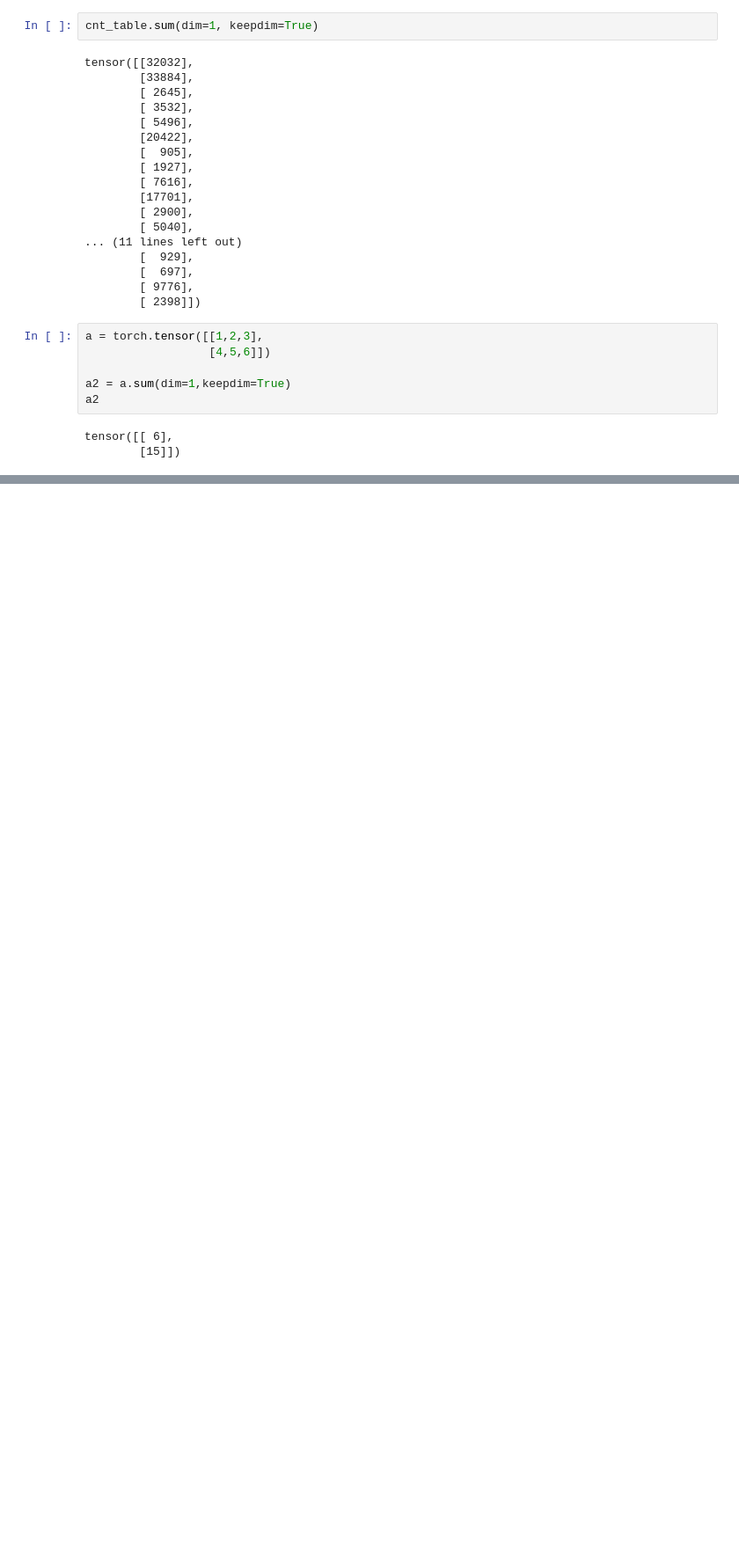
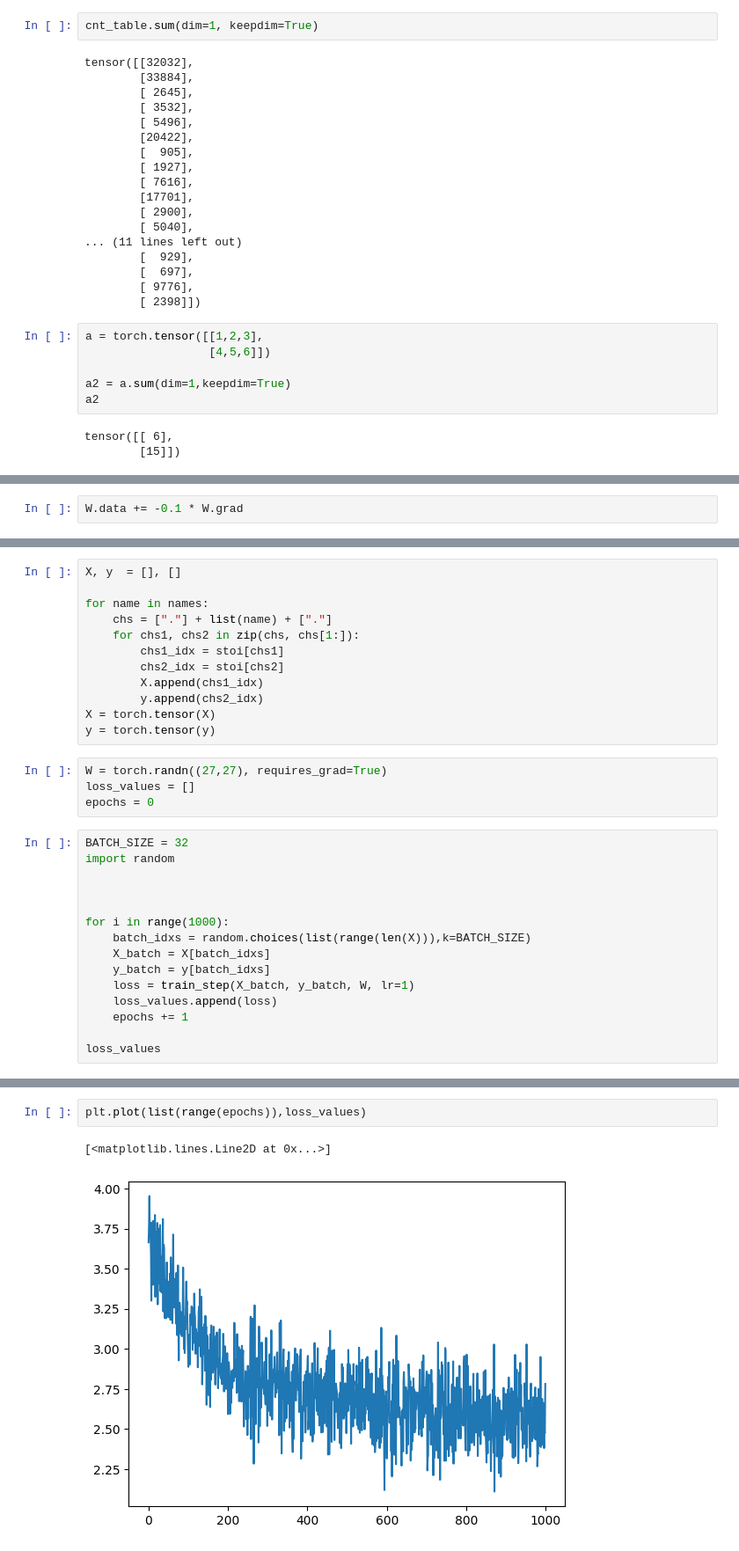
Before and after one commit to NurmukhamedKZ/MakeMore, a Jupyter notebook: MakeMore.ipynb, the cells around one changed output, grey strips where cells are left out. Shown at 88% size. Saved outputs shown, nothing was run; the diff lists cells and outputs as text; blank space fills up the shorter version.

```diff
--- a/MakeMore.ipynb
+++ b/MakeMore.ipynb
@@ -323,0 +457,2 @@ tensor(47.7310)
+# %%
+W.data += -0.1 * W.grad
@@ -323,0 +514,31 @@ tensor(47.7310)
+# %%
+X, y  = [], []
+
+for name in names:
+    chs = ["."] + list(name) + ["."]
+    for chs1, chs2 in zip(chs, chs[1:]):
+        chs1_idx = stoi[chs1]
+        chs2_idx = stoi[chs2]
+        X.append(chs1_idx)
+        y.append(chs2_idx)
+X = torch.tensor(X)
+y = torch.tensor(y)
+# %%
+W = torch.randn((27,27), requires_grad=True)
+loss_values = []
+epochs = 0
+# %%
+BATCH_SIZE = 32
+import random
+
+
+
+for i in range(1000):
+    batch_idxs = random.choices(list(range(len(X))),k=BATCH_SIZE)
+    X_batch = X[batch_idxs]
+    y_batch = y[batch_idxs]
+    loss = train_step(X_batch, y_batch, W, lr=1)
+    loss_values.append(loss)
+    epochs += 1
+
+loss_values
@@ -323,0 +563,5 @@ tensor(47.7310)
+# %%
+plt.plot(list(range(epochs)),loss_values)
+# %% [output]
+[<matplotlib.lines.Line2D at 0x...>]
+[figure, added]
```
Also changed, not shown: parts of 29 cells of this notebook, 16 other files.
